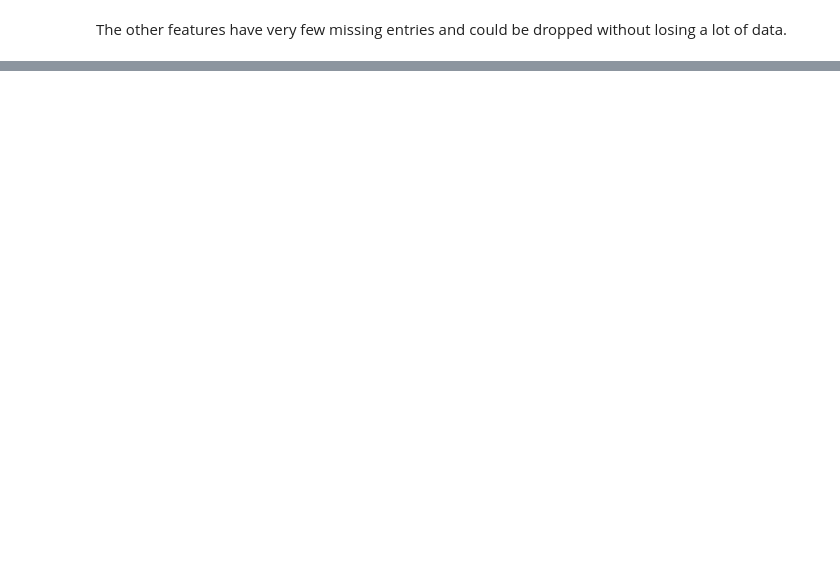
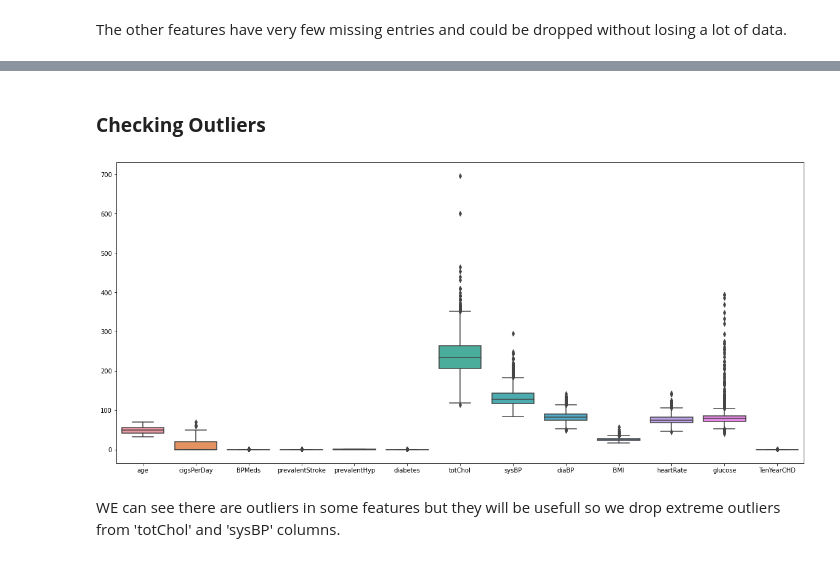
Before and after one commit to Swapnil-417/Cardiovascular-Risk-Prediction, a Jupyter notebook: Cardiovascular_Risk_Prediction_Capstone_Project.ipynb, the cells around one changed output, grey strips where cells are left out. Drawn from its saved outputs; the diff is of its cells as text; code cells hidden in the pictures; blank space fills up the shorter version.

```diff
--- a/Cardiovascular_Risk_Prediction_Capstone_Project.ipynb
+++ b/Cardiovascular_Risk_Prediction_Capstone_Project.ipynb
@@ -163,5 +172,7 @@ data['glucose'].fillna(data['glucose'].median(), inplace= True)
+# %%
+data.drop('education', axis=1, inplace=True)
 # %% [markdown]
 The other features have very few missing entries and could be dropped without losing a lot of data.
 # %%
 # droping missing values
-new_df = data.dropna()
+data = data.dropna()
@@ -190,0 +201,4 @@ There are no any missing values present in the dataset
+# %%
+new_df = data.drop('id', axis=1)
+# %%
+new_df = new_df.rename(columns={'sex':'gender'})
@@ -190,0 +214,10 @@ There are no any missing values present in the dataset
+# %% [markdown]
+### **Checking Outliers**
+# %%
+plt.figure(figsize=(20,9))
+sns.boxplot(data= new_df)
+plt.show()
+# %% [output]
+[figure, added]
+# %% [markdown]
+WE can see there are outliers in some features but they will be usefull so we drop extreme outliers from 'totChol' and 'sysBP' columns.
```
Also changed, not shown: parts of 29 cells of this notebook.
